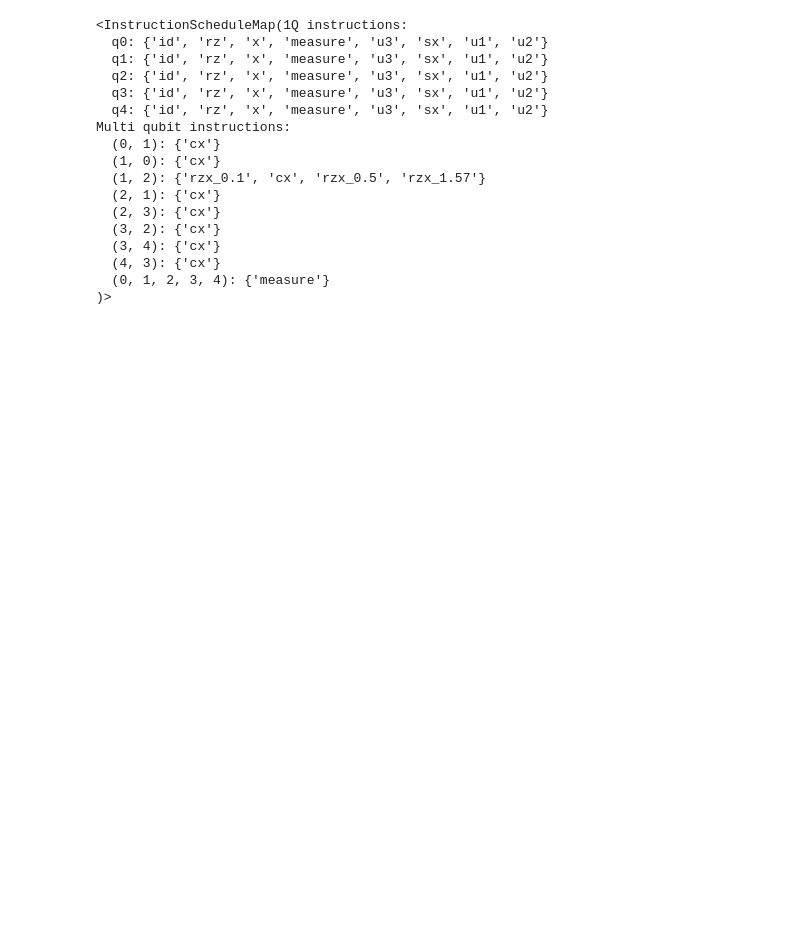
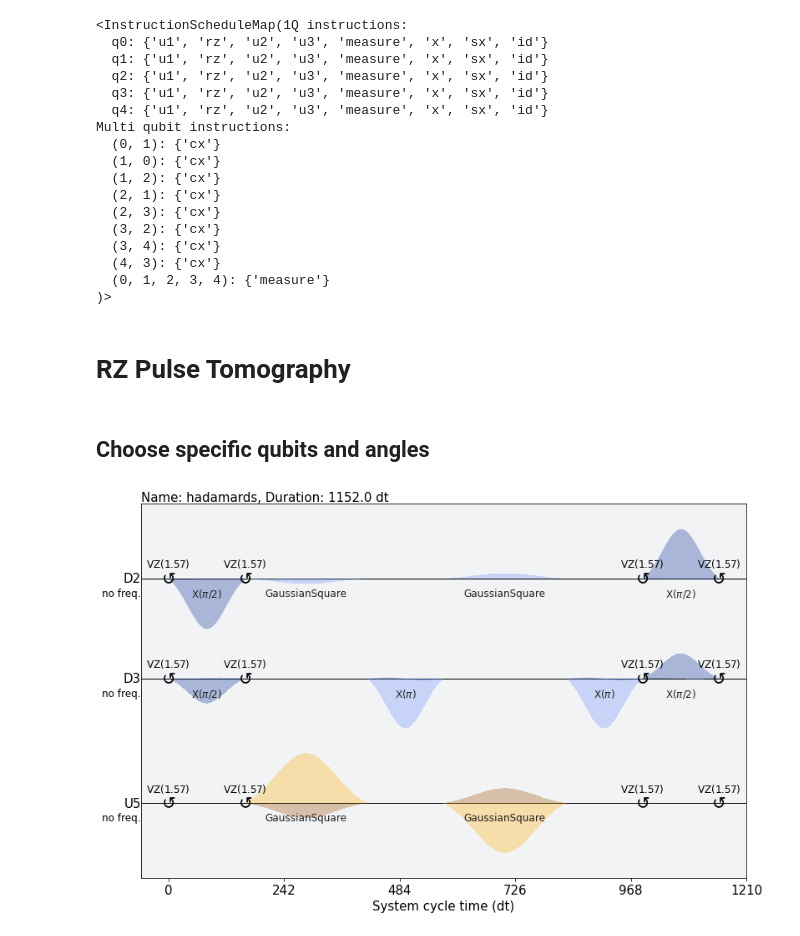
Before and after one commit to laura-clinton/py_grouparticles, a Jupyter notebook: 2qTomography.ipynb, the cells around one changed output. Saved outputs shown, nothing was run; the diff lists cells and outputs as text; code cells hidden in the pictures; blank space fills up the shorter version.

```diff
--- a/2qTomography.ipynb
+++ b/2qTomography.ipynb
@@ -30,10 +28,17 @@ provider_pulse =IBMQ.get_provider(hub='ibm-q-startup', group='phasecraft-ltd', p
 # %%
-backend = provider_pulse.get_backend('ibmq_bogota')
+# casablanca or bogota for our pulse experiments
+device_name = 'ibmq_bogota'
+backend = provider_pulse.get_backend(device_name)
 
+# from backend
 config = backend.configuration()
 props = backend.properties()
 defaults = backend.defaults()
 
-calibrations = defaults.instruction_schedule_map
+assert config.open_pulse, "Backend doesn't support Pulse"
+
+# default calibrations, basis gates and instruction map
 basis_gates = config.basis_gates
+dt = config.dt
 inst_map = defaults.instruction_schedule_map
+RZX_cals = RZXCalibrationBuilder(backend)
@@ -56,15 +51,15 @@ schedules['1.57'].draw()
 print(inst_map)
 # %% [output]
 <InstructionScheduleMap(1Q instructions:
-  q0: {'id', 'rz', 'x', 'measure', 'u3', 'sx', 'u1', 'u2'}
-  q1: {'id', 'rz', 'x', 'measure', 'u3', 'sx', 'u1', 'u2'}
-  q2: {'id', 'rz', 'x', 'measure', 'u3', 'sx', 'u1', 'u2'}
-  q3: {'id', 'rz', 'x', 'measure', 'u3', 'sx', 'u1', 'u2'}
-  q4: {'id', 'rz', 'x', 'measure', 'u3', 'sx', 'u1', 'u2'}
+  q0: {'u1', 'rz', 'u2', 'u3', 'measure', 'x', 'sx', 'id'}
+  q1: {'u1', 'rz', 'u2', 'u3', 'measure', 'x', 'sx', 'id'}
+  q2: {'u1', 'rz', 'u2', 'u3', 'measure', 'x', 'sx', 'id'}
+  q3: {'u1', 'rz', 'u2', 'u3', 'measure', 'x', 'sx', 'id'}
+  q4: {'u1', 'rz', 'u2', 'u3', 'measure', 'x', 'sx', 'id'}
 Multi qubit instructions:
   (0, 1): {'cx'}
   (1, 0): {'cx'}
-  (1, 2): {'rzx_0.1', 'cx', 'rzx_0.5', 'rzx_1.57'}
+  (1, 2): {'cx'}
   (2, 1): {'cx'}
   (2, 3): {'cx'}
   (3, 2): {'cx'}
@@ -72,3 +67,7 @@ Multi qubit instructions:
   (4, 3): {'cx'}
   (0, 1, 2, 3, 4): {'measure'}
 )>
+# %% [markdown]
+# RZ Pulse Tomography
+# %% [markdown]
+## Choose specific qubits and angles
@@ -74,0 +87,5 @@ Multi qubit instructions:
+# %%
+# the shortest duration pulse schedule, gaussian square pulses are the CR pulse that get scales with the angle
+rz_schedules['0.1'].draw()
+# %% [output]
+[figure, added]
```
Also changed, not shown: parts of 34 cells of this notebook.
